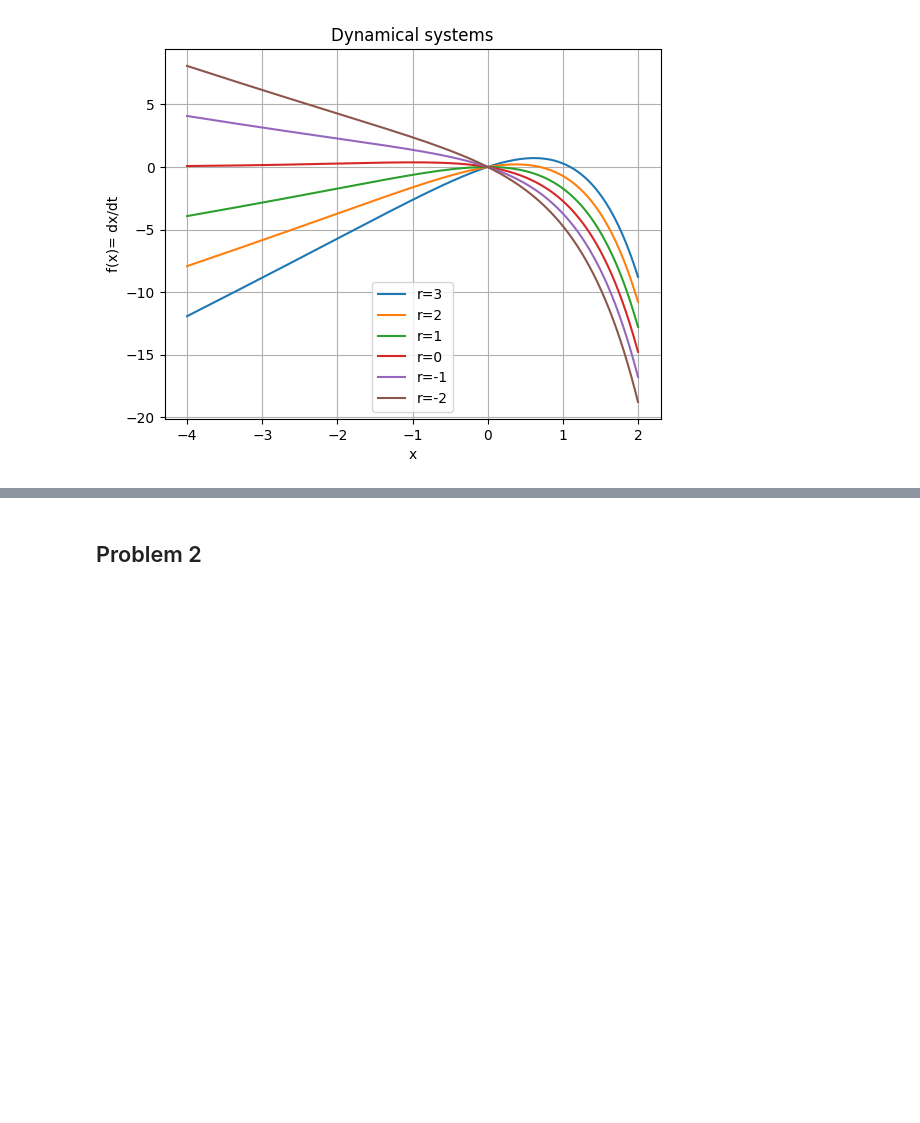
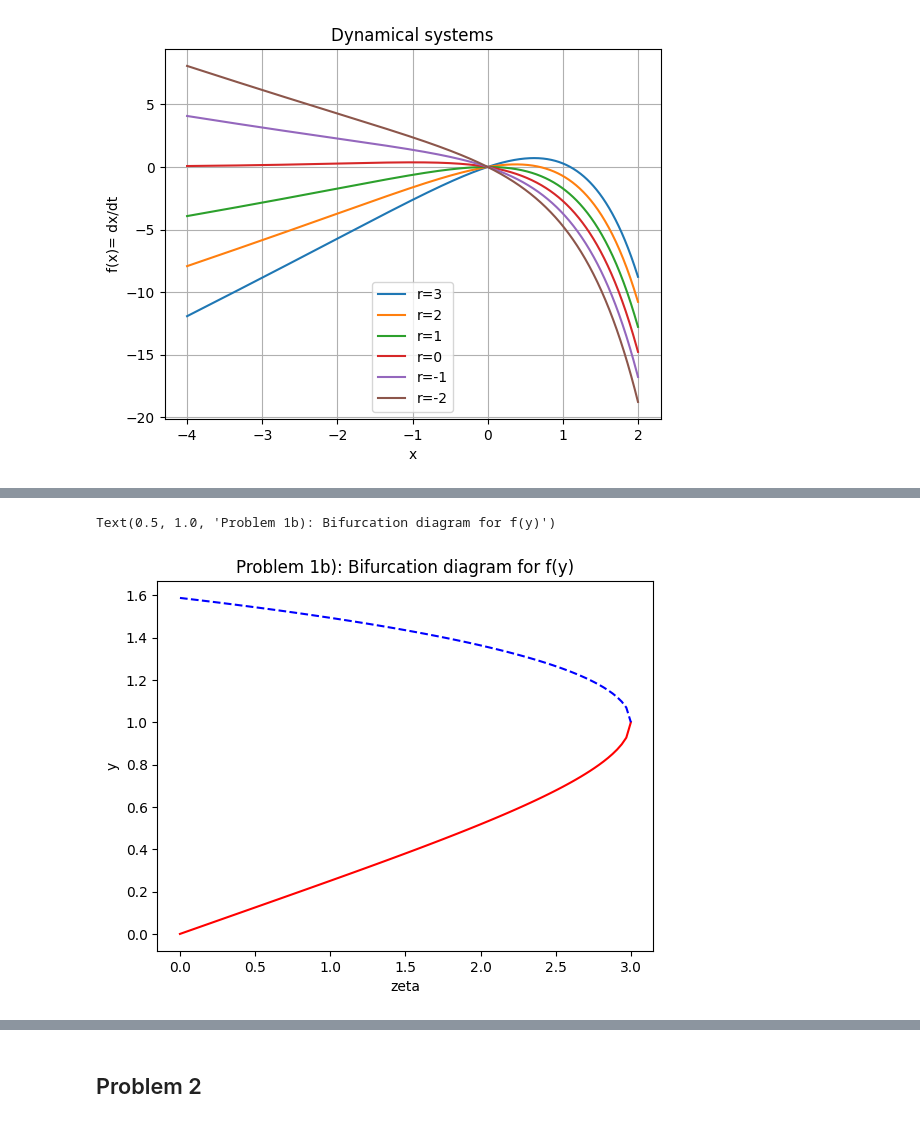
Before and after one commit to corinnawegner/Physics_of_complex_systems, a Jupyter notebook: Assignment 3/Assignment_3_Corinna_Wegner.ipynb, the cells around one changed output, grey strips where cells are left out. Drawn from its saved outputs; the diff is of its cells as text; code cells hidden in the pictures; blank space fills up the shorter version.

```diff
--- a/Assignment 3/Assignment_3_Corinna_Wegner.ipynb
+++ b/Assignment 3/Assignment_3_Corinna_Wegner.ipynb
@@ -38 +55,24 @@ plt.legend()
+# %%
+zeta_1 = np.linspace(0,3,100)
+zeta_2 = np.linspace(3,6,100)
+
+def f(y, zeta):
+    return y**4 -4*y + zeta
+
+y_1 = []
+y_2 = []
+for z in zeta_1:
+    y_left = fsolve(f, -1, args=(z,))
+    y_1.append(y_left)
+    y_right = fsolve(f, 3, args=(z,))
+    y_2.append(y_right)
+
+plt.plot(zeta_1, y_1, "r")
+plt.plot(zeta_1, y_2, "b--")
+plt.xlabel("zeta")
+plt.ylabel("y")
+plt.title("Problem 1b): Bifurcation diagram for f(y)")
+# %% [output]
+Text(0.5, 1.0, 'Problem 1b): Bifurcation diagram for f(y)')
+[figure, added]
 # %% [markdown]
```
Also changed, not shown: parts of 10 cells of this notebook.
